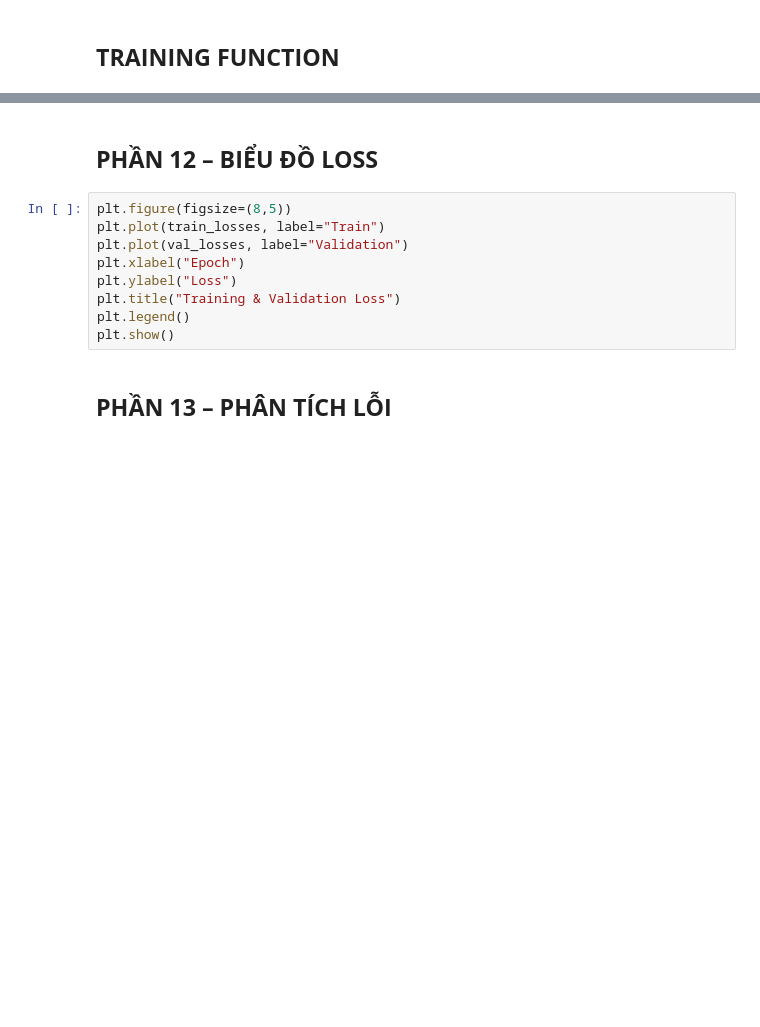
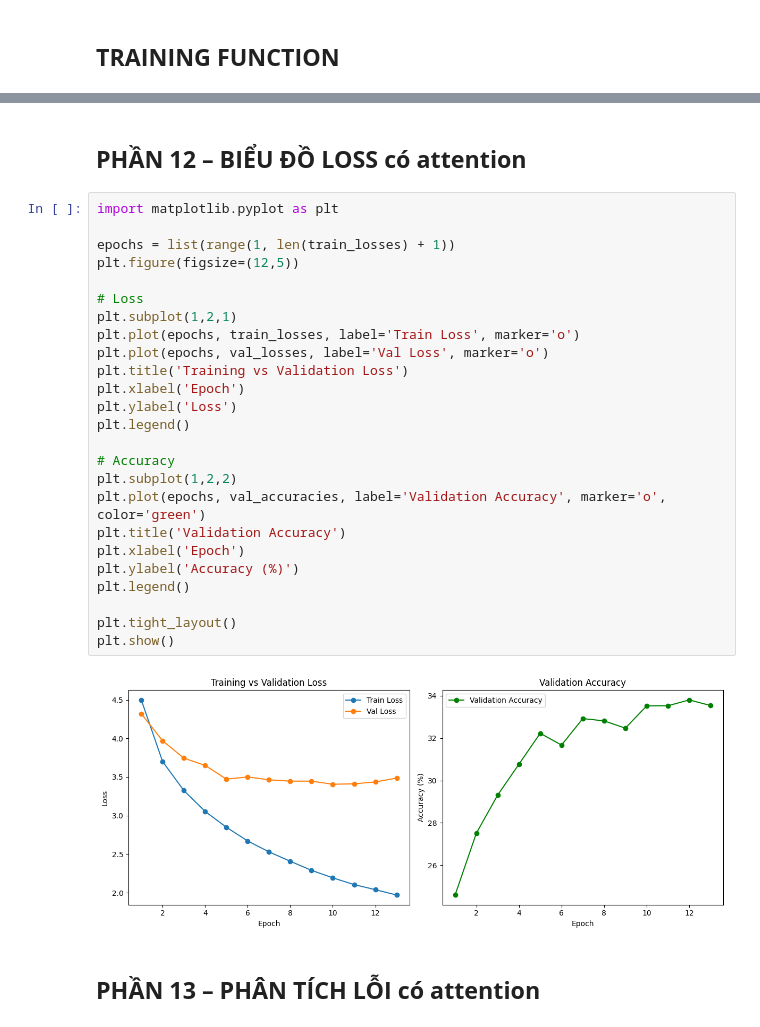
Before and after one commit to mmchouuu/DoAnCK_LSTM, a Jupyter notebook: notebooks/lstm_model.ipynb, the cells around one changed output, grey strips where cells are left out. Cells and saved outputs as stored; diff of their text form; blank space fills up the shorter version.

```diff
--- a/notebooks/lstm_model.ipynb
+++ b/notebooks/lstm_model.ipynb
@@ -578,14 +1452,32 @@ print("BLEU on test:", bleu_test)
 # %% [markdown]
-## **PHẦN 12 – BIỂU ĐỒ LOSS**
+## **PHẦN 12 – BIỂU ĐỒ LOSS có attention**
 # %%
-plt.figure(figsize=(8,5))
-plt.plot(train_losses, label="Train")
-plt.plot(val_losses, label="Validation")
-plt.xlabel("Epoch")
-plt.ylabel("Loss")
-plt.title("Training & Validation Loss")
+import matplotlib.pyplot as plt
+
+epochs = list(range(1, len(train_losses) + 1))
+plt.figure(figsize=(12,5))
+
+# Loss
+plt.subplot(1,2,1)
+plt.plot(epochs, train_losses, label='Train Loss', marker='o')
+plt.plot(epochs, val_losses, label='Val Loss', marker='o')
+plt.title('Training vs Validation Loss')
+plt.xlabel('Epoch')
+plt.ylabel('Loss')
 plt.legend()
+
+# Accuracy
+plt.subplot(1,2,2)
+plt.plot(epochs, val_accuracies, label='Validation Accuracy', marker='o', color='green')
+plt.title('Validation Accuracy')
+plt.xlabel('Epoch')
+plt.ylabel('Accuracy (%)')
+plt.legend()
+
+plt.tight_layout()
 plt.show()
+# %% [output]
+[figure, added]
 # %% [markdown]
-## **PHẦN 13 – PHÂN TÍCH LỖI**
+## **PHẦN 13 – PHÂN TÍCH LỖI có attention**
 # %%
```
Also changed, not shown: parts of 52 cells of this notebook.
